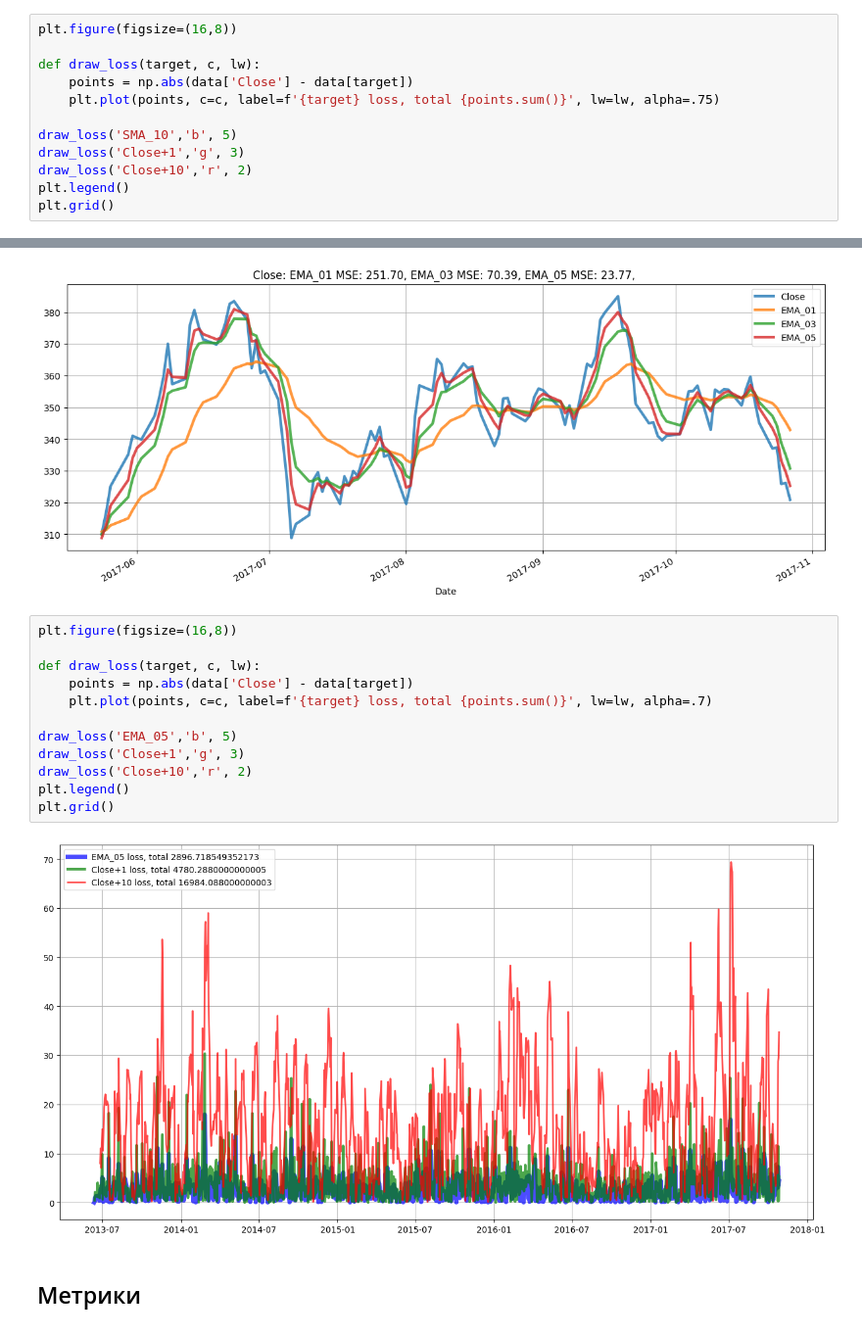
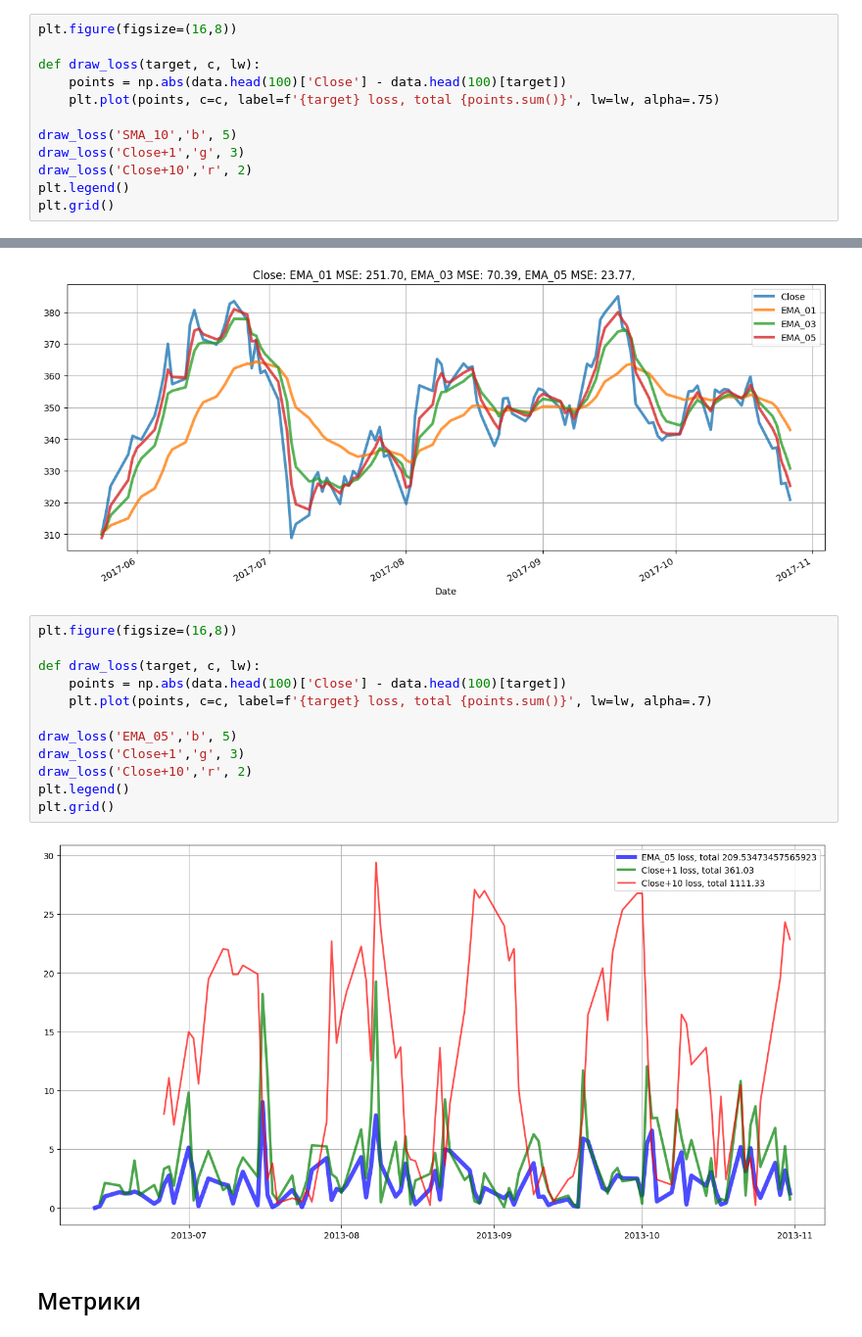
Before and after one commit to kokamido/ml2023, a Jupyter notebook: 06-ClusterTS/3_TS.ipynb, the cells around one changed output, grey strips where cells are left out. Shown at 98% size. Drawn from its saved outputs; the diff is of its cells as text.

```diff
--- a/06-ClusterTS/3_TS.ipynb
+++ b/06-ClusterTS/3_TS.ipynb
@@ -138,7 +138,7 @@ result(data,  targets = ['Close'], sol_cols = ['SMA_10', 'Close+10'])
 plt.figure(figsize=(16,8))
 
 def draw_loss(target, c, lw):
-    points = np.abs(data['Close'] - data[target])
+    points = np.abs(data.head(100)['Close'] - data.head(100)[target])
     plt.plot(points, c=c, label=f'{target} loss, total {points.sum()}', lw=lw, alpha=.75)
 
 draw_loss('SMA_10','b', 5)
@@ -170,17 +170,17 @@ result(data, targets = ['Close'], sol_cols = ['EMA_01','EMA_03', 'EMA_05'])
 # %%
 plt.figure(figsize=(16,8))
 
 def draw_loss(target, c, lw):
-    points = np.abs(data['Close'] - data[target])
+    points = np.abs(data.head(100)['Close'] - data.head(100)[target])
     plt.plot(points, c=c, label=f'{target} loss, total {points.sum()}', lw=lw, alpha=.7)
 
 draw_loss('EMA_05','b', 5)
 draw_loss('Close+1','g', 3)
 draw_loss('Close+10','r', 2)
 plt.legend()
 plt.grid()
 # %% [output]
-[figure, old version]
+[figure, new version]
 # %% [markdown]
 ## Метрики
 # %%
```
Also changed, not shown: parts of 2 cells of this notebook.
